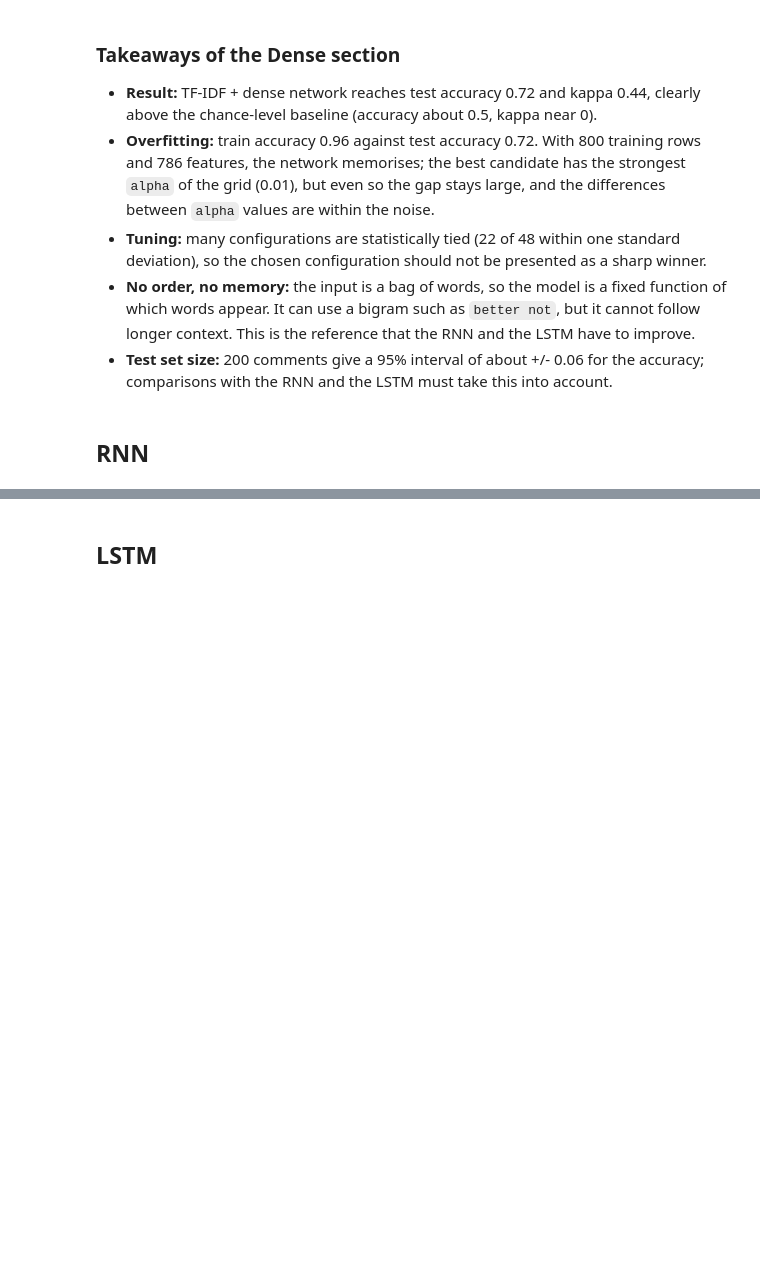
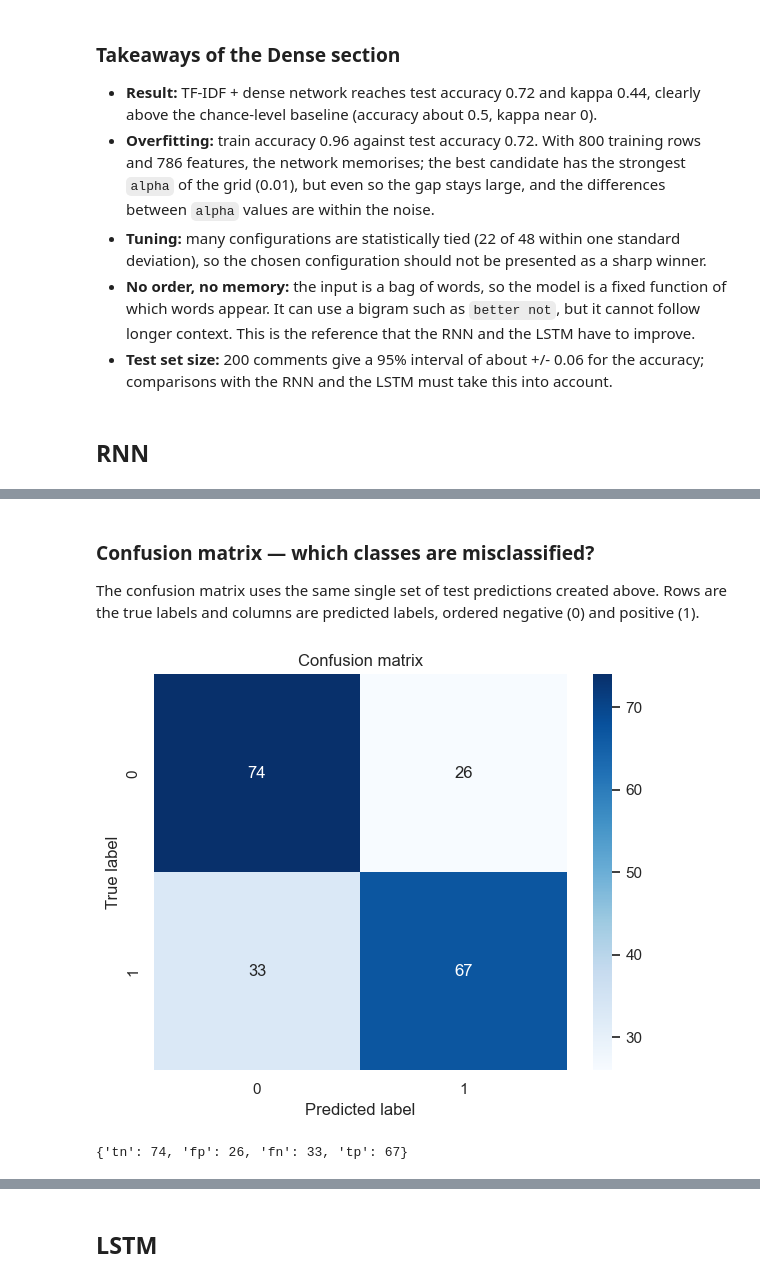
Before and after one commit to Juanes3333/CED-III-IT2-acabados, a Jupyter notebook: notebooks/03_dense_rnn_lstm.ipynb, the cells around one changed output, grey strips where cells are left out. Saved outputs shown, nothing was run; the diff lists cells and outputs as text; code cells hidden in the pictures; blank space fills up the shorter version.

Commit message:
feat(notebooks): add vanilla RNN tuning and evaluation
Add RNN grid search, best-model refit, learning curves, final metrics, confusion matrix and model artifact.

```diff
--- a/notebooks/03_dense_rnn_lstm.ipynb
+++ b/notebooks/03_dense_rnn_lstm.ipynb
@@ -322,0 +380,25 @@ Saved dense_pipeline.joblib: 1284 KB; the reloaded pipeline gives the same test
+# %%
+set_seed(SEED)
+
+rnn_grid_results = run_keras_grid(
+    build_rnn,
+    KERAS_PARAM_GRID,
+    X_train_seq,
+    y_train,
+    model_name="rnn",
+    model_kwargs={"max_words": max_words, "max_len": max_len},
+    epochs=30,
+    verbose=0,
+)
+
+rnn_grid_results = rnn_grid_results.sort_values(
+    ["val_kappa", "val_loss"],
+    ascending=[False, True],
+).reset_index(drop=True)
+
+rnn_grid_path = root / "outputs" / "metrics" / "rnn_grid_results.csv"
+rnn_grid_path.parent.mkdir(parents=True, exist_ok=True)
+rnn_grid_results.to_csv(rnn_grid_path, index=False)
+
+print("Configurations evaluated:", len(rnn_grid_results))
+display(rnn_grid_results.round(4))
@@ -322,0 +493,5 @@ Saved dense_pipeline.joblib: 1284 KB; the reloaded pipeline gives the same test
+# %%
+rnn_test_probabilities = rnn.predict(X_test_seq, verbose=0).ravel()
+rnn_pred_test = (rnn_test_probabilities >= 0.5).astype(int)
+print("Test predictions:", len(rnn_pred_test), "| predicted positives:", int(rnn_pred_test.sum()))
+assert len(rnn_pred_test) == len(y_test)
@@ -322,0 +531,22 @@ Saved dense_pipeline.joblib: 1284 KB; the reloaded pipeline gives the same test
+# %% [markdown]
+### Confusion matrix — which classes are misclassified?
+
+The confusion matrix uses the same single set of test predictions created above. Rows are the true labels and columns are predicted labels, ordered negative (0) and positive (1).
+# %%
+rnn_cm_fig = plot_confusion_matrix(
+    y_test,
+    rnn_pred_test,
+    labels=[0, 1],
+    name="rnn_confusion_matrix",
+)
+plt.show()
+
+from src.evaluate import confusion_matrix_data
+rnn_cm = confusion_matrix_data(y_test, rnn_pred_test)
+print(rnn_cm)
+
+rnn_confusion_path = root / "outputs" / "figures" / "rnn_confusion_matrix.png"
+assert rnn_confusion_path.is_file() and rnn_confusion_path.stat().st_size > 0
+# %% [output]
+[figure, added]
+{'tn': 74, 'fp': 26, 'fn': 33, 'tp': 67}
```
Also changed, not shown: parts of 17 cells of this notebook, 6 other files.
